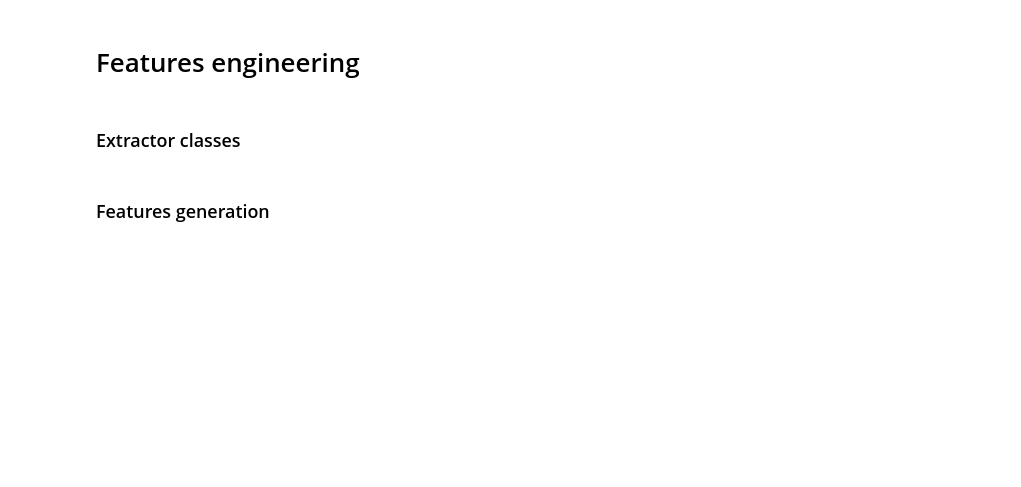
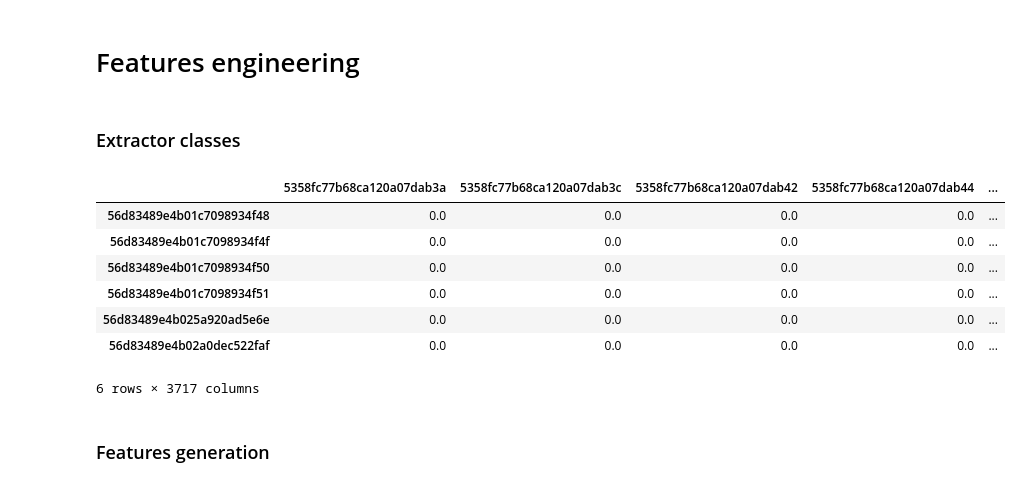
Before and after one commit to matanma/ML, a Jupyter notebook: WinWard/WinWard.ipynb, the cells around one changed output. Saved outputs shown, nothing was run; the diff lists cells and outputs as text; code cells hidden in the pictures; blank space fills up the shorter version.

```diff
--- a/WinWard/WinWard.ipynb
+++ b/WinWard/WinWard.ipynb
@@ -650,5 +658,18 @@ class BinaryLabelsGenerator(LabelsGenerator):
     def generate_labels(self, input_df:pd.DataFrame) -> pd.DataFrame:
         patients_classes_df = input_df.groupby('ves_id').nth(0)['label']
         return patients_classes_df
+# %%
+all_ports = np.concatenate(( train_df_to_work_with['port_id'].values, test_set_df_orig['port_id'].values))
+all_ports_1 = all_ports[:, np.newaxis]
+PortsFeaturesGenerator(all_ports_1).generate_features(train_df_to_work_with.iloc[:100])
+# %% [output]
+|  | 5358fc77b68ca120a07dab3a | 5358fc77b68ca120a07dab3c | 5358fc77b68ca120a07dab42 | 5358fc77b68ca120a07dab44 | ... |
+| 56d83489e4b01c7098934f48 | 0.0 | 0.0 | 0.0 | 0.0 | ... |
+| 56d83489e4b01c7098934f4f | 0.0 | 0.0 | 0.0 | 0.0 | ... |
+| 56d83489e4b01c7098934f50 | 0.0 | 0.0 | 0.0 | 0.0 | ... |
+| 56d83489e4b01c7098934f51 | 0.0 | 0.0 | 0.0 | 0.0 | ... |
+| 56d83489e4b025a920ad5e6e | 0.0 | 0.0 | 0.0 | 0.0 | ... |
+| 56d83489e4b02a0dec522faf | 0.0 | 0.0 | 0.0 | 0.0 | ... |
+6 rows × 3717 columns
 # %% [markdown]
 ### Features generation ###
```
Also changed, not shown: parts of 12 cells of this notebook.
